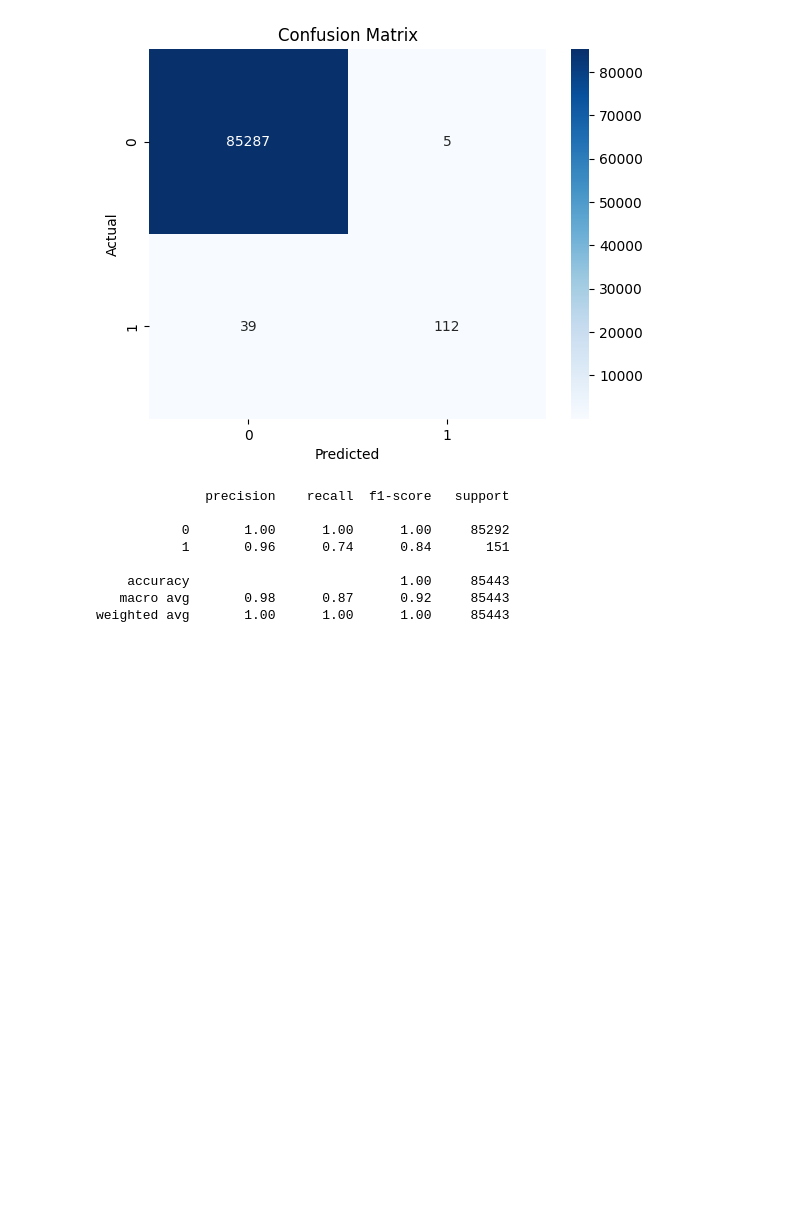
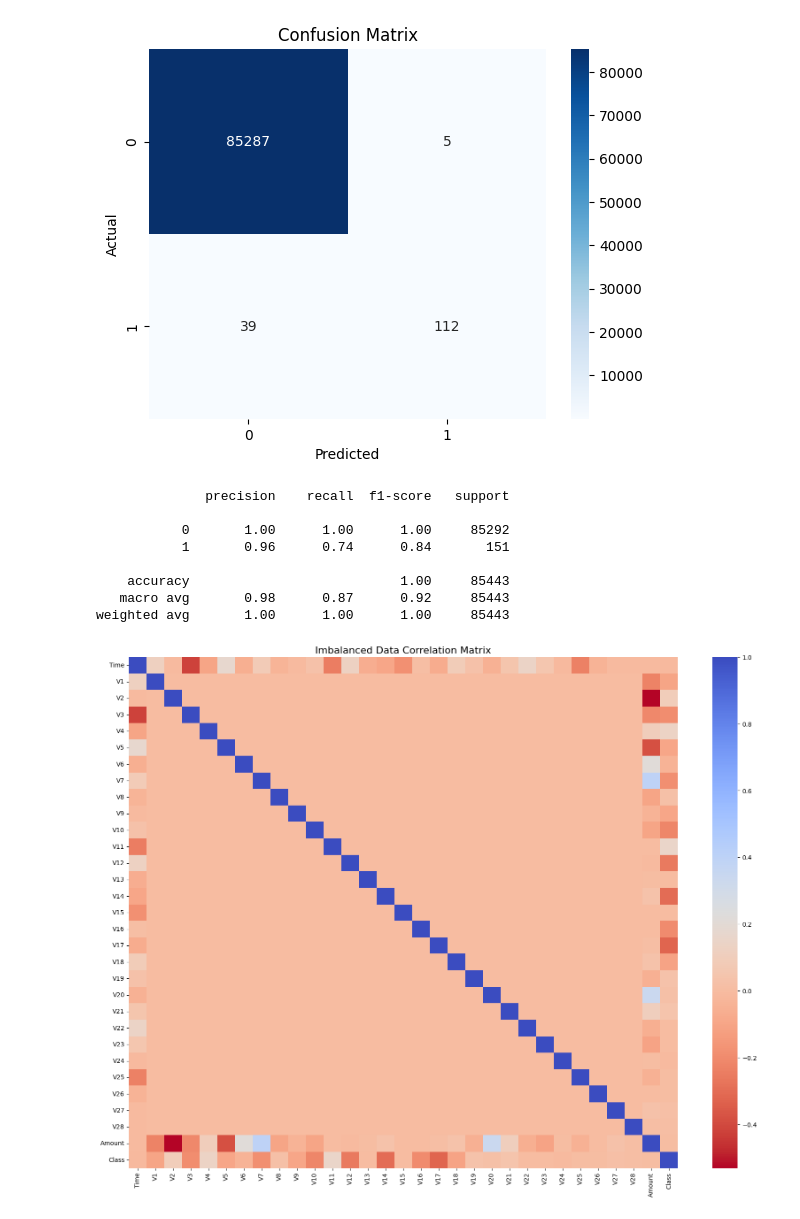
Before and after one commit to Egehan134/credit-fraud-detection, a Jupyter notebook: notebooks/proccessing.ipynb, the cells around one changed output. Drawn from its saved outputs; the diff is of its cells as text; code cells hidden in the pictures; blank space fills up the shorter version.

```diff
--- a/notebooks/proccessing.ipynb
+++ b/notebooks/proccessing.ipynb
@@ -61,3 +61,12 @@ print(classification_report(y_test, y_pred))
     accuracy                           1.00     85443
    macro avg       0.98      0.87      0.92     85443
 weighted avg       1.00      1.00      1.00     85443
+# %%
+corr = df.corr()
+
+plt.figure(figsize=(20, 15))
+sns.heatmap(corr, cmap='coolwarm_r', annot=False)  # annot=True yaparsan kutuların içine değerleri de yazdırır
+plt.title('Imbalanced Data Correlation Matrix', fontsize=16)
+plt.show()
+# %% [output]
+[figure, added]
```
Also changed, not shown: 2 other files.
